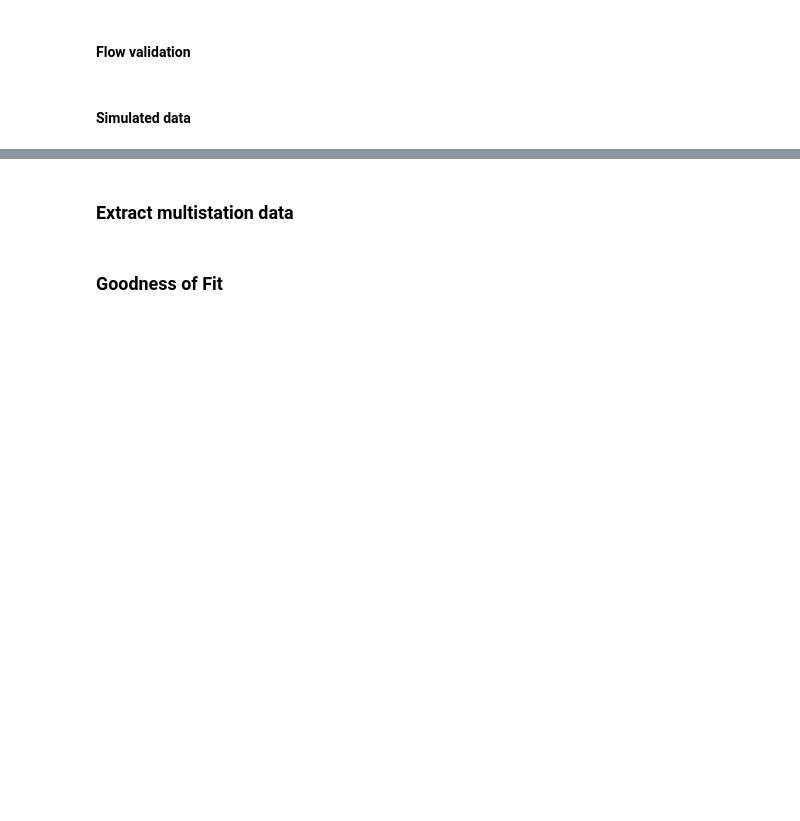
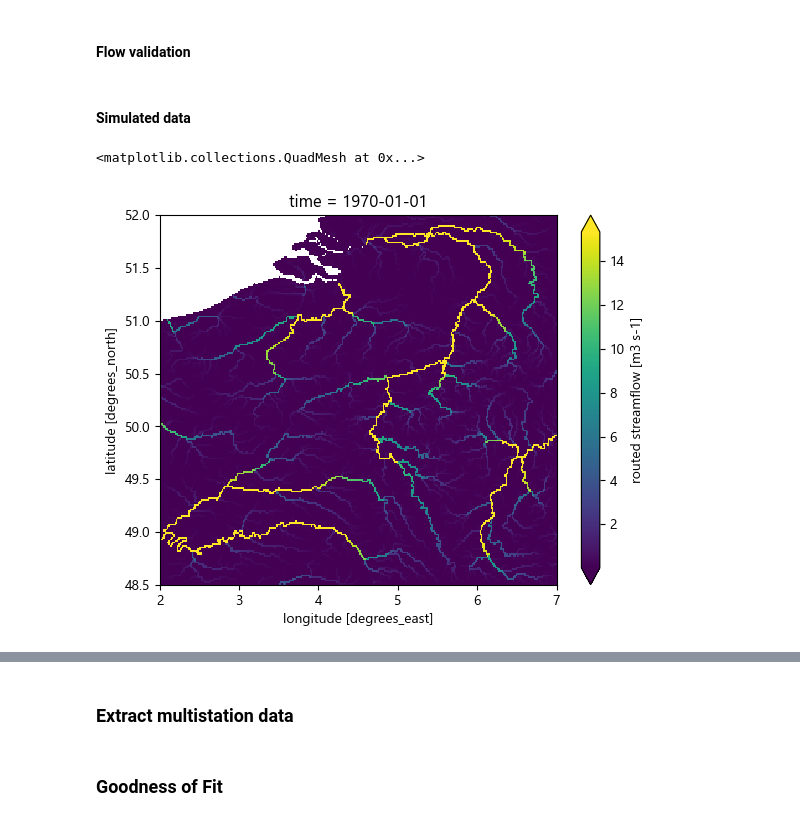
Before and after one commit to klekarkar/mHM_IO_dataprocessing, a Jupyter notebook: model_evaluation.ipynb, the cells around one changed output, grey strips where cells are left out. Saved outputs shown, nothing was run; the diff lists cells and outputs as text; code cells hidden in the pictures; blank space fills up the shorter version.

```diff
--- a/model_evaluation.ipynb
+++ b/model_evaluation.ipynb
@@ -39,3 +41,8 @@ mhm_fluxes_mon= mhm_fluxes[variables].resample(time='ME').mean()
+# %%
+sim_flow_mhm['Qrouted'][0,:,:].plot(robust=True)
+# %% [output]
+<matplotlib.collections.QuadMesh at 0x...>
+[figure, added]
 # %%
 #sim_flow_mhm_calib['Qrouted'][0].plot(cmap='Spectral_r',robust=True)
 
```
Also changed, not shown: parts of 9 cells of this notebook, 1 other file.
